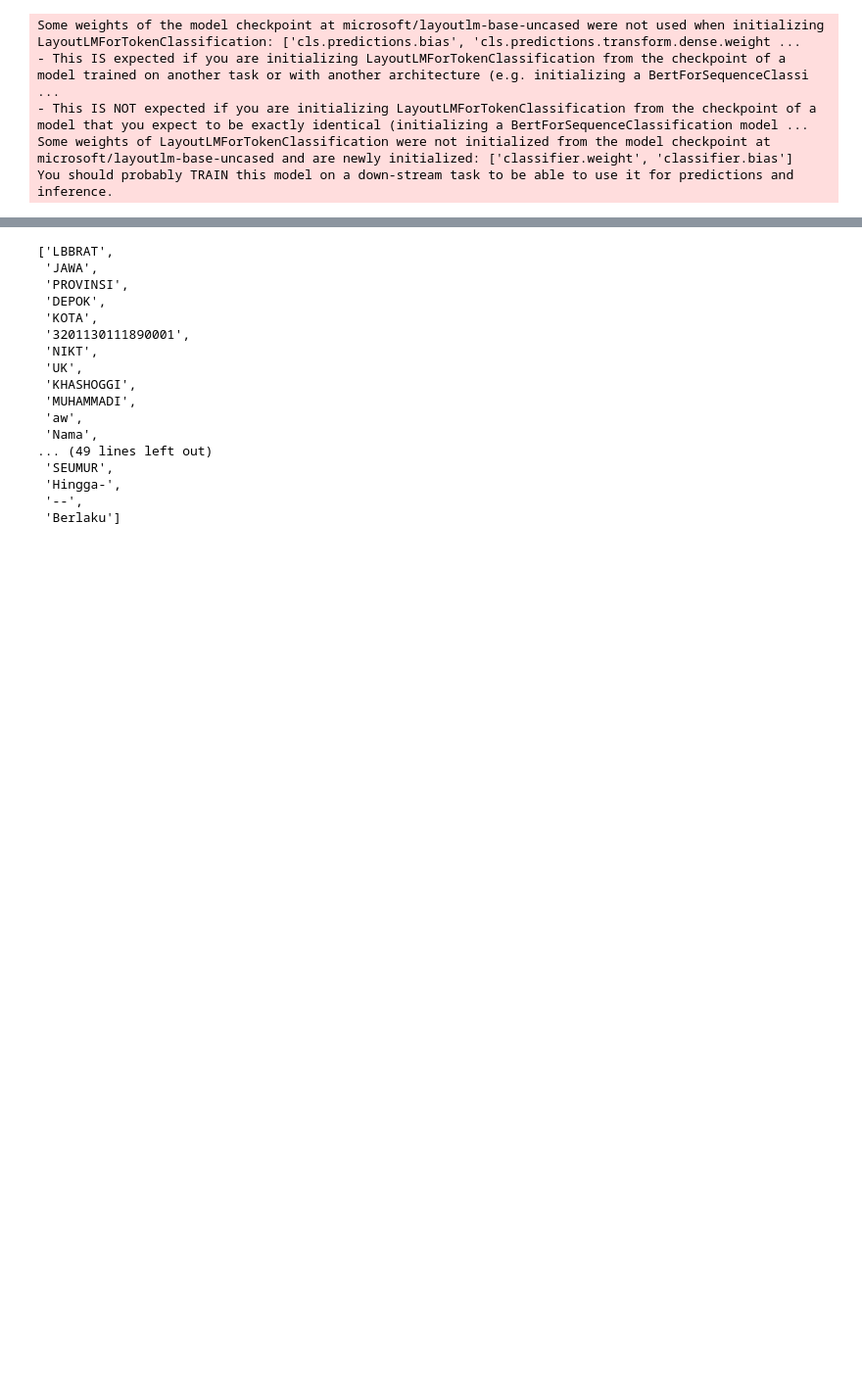
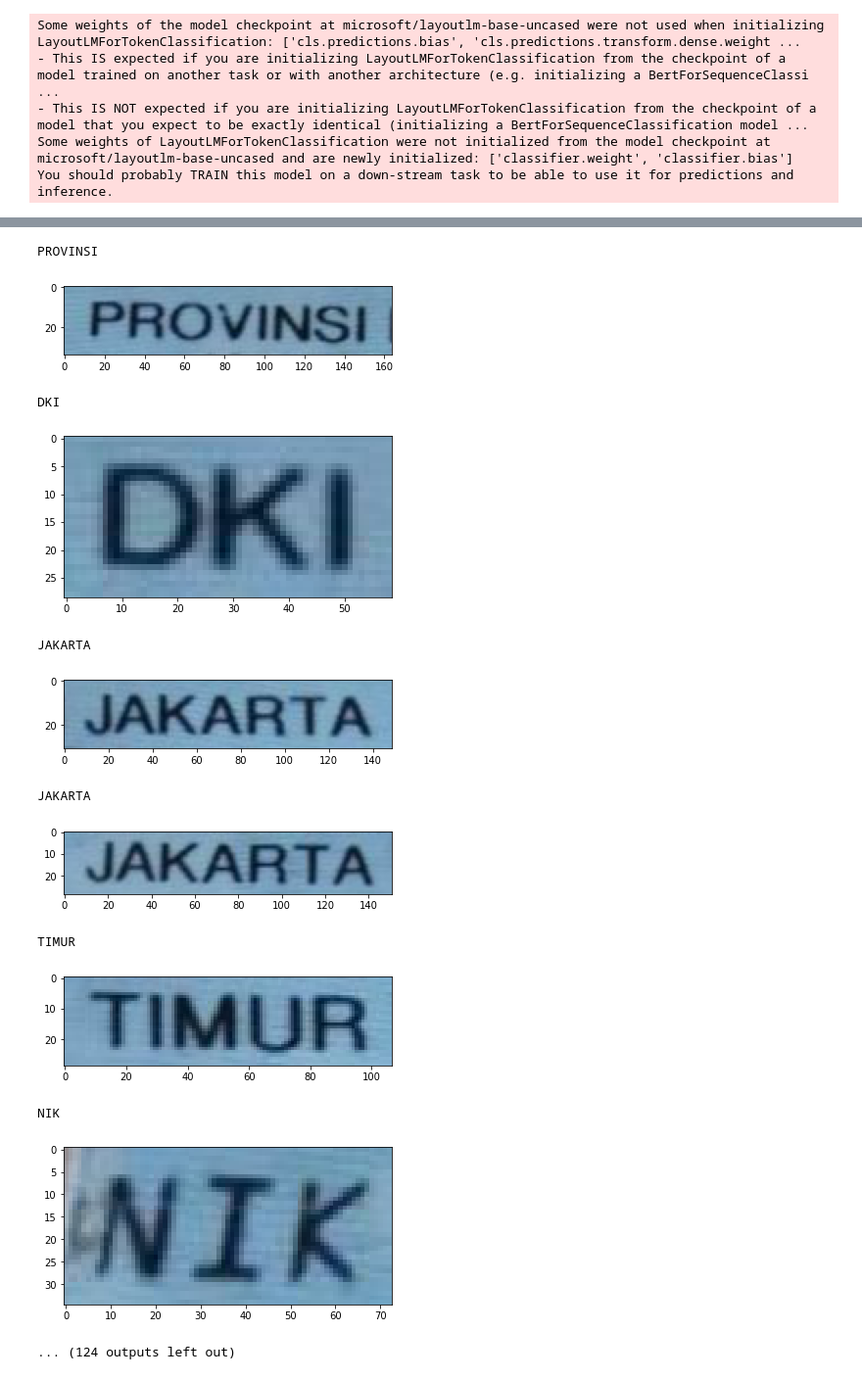
Before and after one commit to nunenuh/iqradre, a Jupyter notebook: notebook/detector_explore.ipynb, the cells around one changed output, grey strips where cells are left out. Shown at 98% size. Drawn from its saved outputs; the diff is of its cells as text; code cells hidden in the pictures; blank space fills up the shorter version.

```diff
--- a/notebook/detector_explore.ipynb
+++ b/notebook/detector_explore.ipynb
@@ -112,23 +114,21 @@ Wall time: 779 ms
-# %%
-text_list
-# %% [output]
-['LBBRAT',
- 'JAWA',
- 'PROVINSI',
- 'DEPOK',
- 'KOTA',
- '3201130111890001',
- 'NIKT',
- 'UK',
- 'KHASHOGGI',
- 'MUHAMMADI',
- 'aw',
- 'Nama',
-... (49 lines left out)
- 'SEUMUR',
- 'Hingga-',
- '--',
- 'Berlaku']
+# %%
+for text, img in zip(text_list, images_patch):
+    print(text)
+    plt.imshow(img);plt.show()
+# %% [output]
+PROVINSI
+[figure, added]
+DKI
+[figure, added]
+JAKARTA
+[figure, added]
+JAKARTA
+[figure, added]
+TIMUR
+[figure, added]
+NIK
+[figure, added]
+... (124 outputs left out)
 # %%
 data_annoset = text_utils.build_annoset(text_list, boxes)
 data_annoset = sorted(data_annoset, key = lambda i: (i['bbox'][1], i['bbox'][0]))
```
Also changed, not shown: parts of 12 cells of this notebook, 23 other files.
